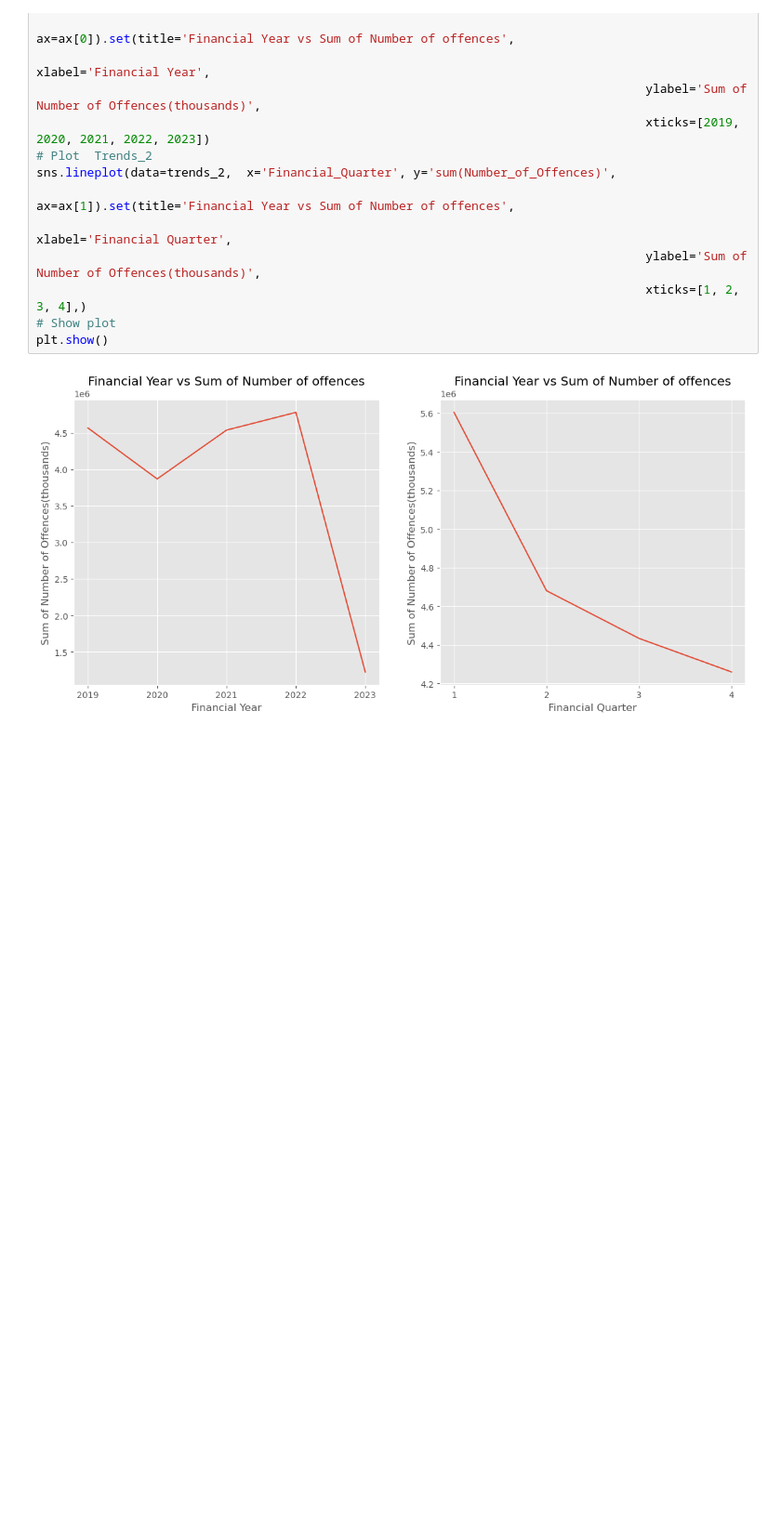
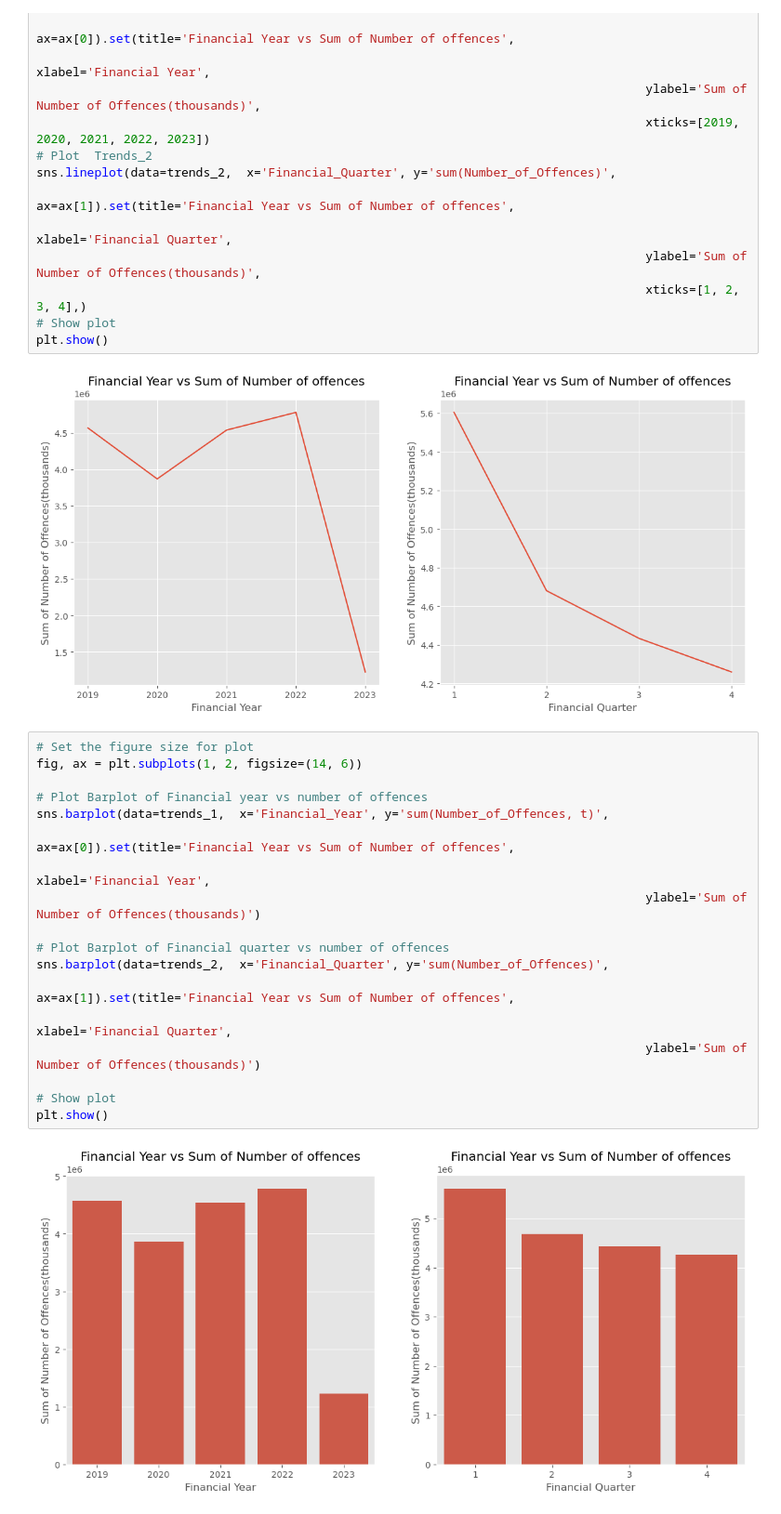
Before and after one commit to ezekay30/Crime_analysis, a Jupyter notebook: msc_data_analysis/notebook.ipynb, the cells around one changed output. Shown at 93% size. Saved outputs shown, nothing was run; the diff lists cells and outputs as text; blank space fills up the shorter version.

```diff
--- a/msc_data_analysis/notebook.ipynb
+++ b/msc_data_analysis/notebook.ipynb
@@ -206,4 +213,24 @@ sns.lineplot(data=trends_2,  x='Financial_Quarter', y='sum(Number_of_Offences)',
 plt.show()
 # %% [output]
 [figure]
+# %%
+# Set the figure size for plot
+fig, ax = plt.subplots(1, 2, figsize=(14, 6))
+
+# Plot Barplot of Financial year vs number of offences
+sns.barplot(data=trends_1,  x='Financial_Year', y='sum(Number_of_Offences, t)',
+                                                                                    ax=ax[0]).set(title='Financial Year vs Sum of Number of offences',
+                                                                                    xlabel='Financial Year',
+                                                                                    ylabel='Sum of Number of Offences(thousands)')
+
+# Plot Barplot of Financial quarter vs number of offences
+sns.barplot(data=trends_2,  x='Financial_Quarter', y='sum(Number_of_Offences)',
+                                                                                    ax=ax[1]).set(title='Financial Year vs Sum of Number of offences',
+                                                                                    xlabel='Financial Quarter',
+                                                                                    ylabel='Sum of Number of Offences(thousands)')
+
+# Show plot
+plt.show()
+# %% [output]
+[figure, added]
 # %%
```
Also changed, not shown: parts of 7 cells of this notebook, 5 other files.
